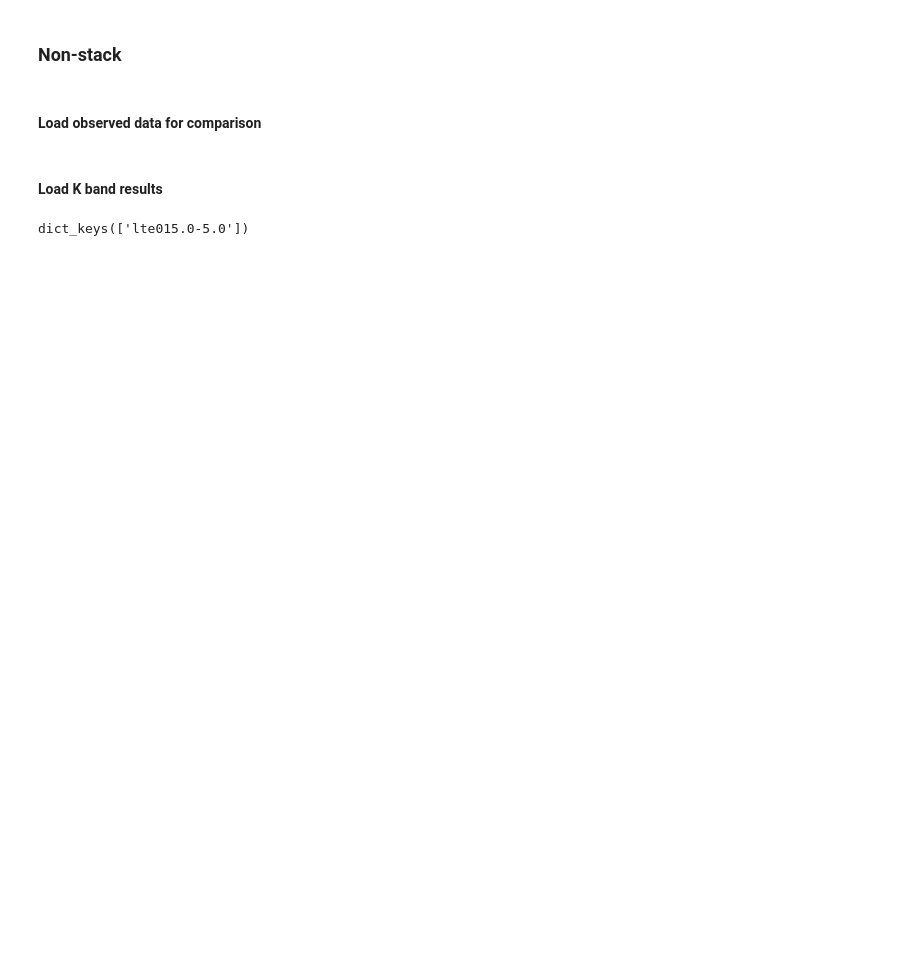
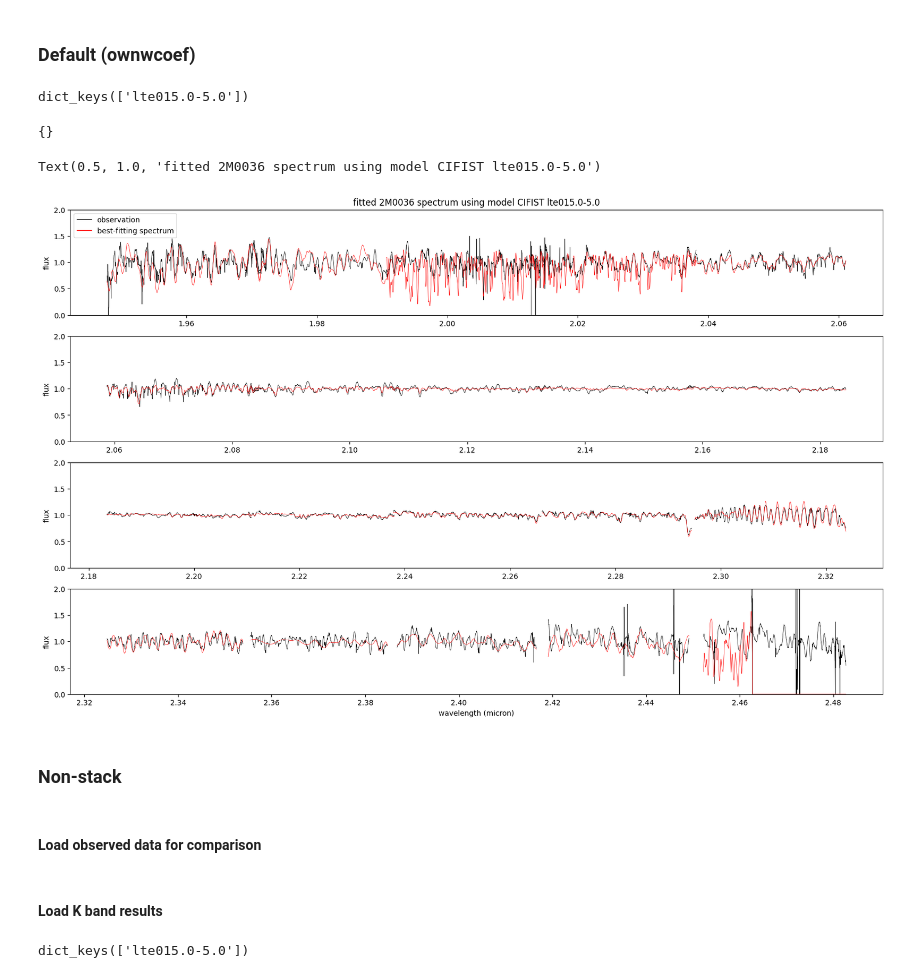
Before and after one commit to alphalyncis/dopplerimg, a Jupyter notebook: code/analysis_IGRINS_2M0036_K.ipynb, the cells around one changed output. Saved outputs shown, nothing was run; the diff lists cells and outputs as text; code cells hidden in the pictures; blank space fills up the shorter version.

```diff
--- a/code/analysis_IGRINS_2M0036_K.ipynb
+++ b/code/analysis_IGRINS_2M0036_K.ipynb
@@ -18,3 +18,5 @@ def normalized_cmap(val, low, high, cmap):
     rang=high-low
     return cmap(int((val-low)*255/rang))
 c = 2.99792e5 # km/s
+# %% [markdown]
+### Default (ownwcoef)
@@ -21,3 +54,61 @@ c = 2.99792e5 # km/s
+# %%
+resultdir = f"{homedir}/uoedrive/result/CIFIST"
+chipmods = {}
+chiplams = {}
+chisq = {}
+vsini = {}
+rv = {}
+lld = {}
+modellist = []
+for f in sorted(glob.glob(f"{resultdir}/IGRINS_2M0036_K_chipmods_*-5.*.fits")):
+    modelname = f.split("_")[-1][:12]
+    chipmods[modelname] = fits.getdata(f)
+    modellist.append(modelname)
+for f in sorted(glob.glob(f"{resultdir}/IGRINS_2M0036_K_chiplams_*-5.*.fits")):
+    modelname = f.split("_")[-1][:12]
+    chiplams[modelname] = fits.getdata(f)
+for f in sorted(glob.glob(f"{resultdir}/IGRINS_2M0036_K_*-5.*.txt")):
+    modelname = f.split("_")[-1][:12]
+    results = Table.read(f, format='ascii')
+    chisq[modelname] = results['chisq']
+    vsini[modelname] = results['vsini']
+    rv[modelname] = results['rv']
+    lld[modelname] = results['lld']
+chisq.keys()
+# %% [output]
+dict_keys(['lte015.0-5.0'])
+# %%
+chipmods
+# %% [output]
+{}
+# %%
+norders = 20
+nobs = 42
+obs = 0
+# %%
+model = 'lte015.0-5.0'
+fobs = fobs0[:20]
+wobs = np.median(wls, axis=0)[:20]
+plt.figure(figsize=(20,12))
+
+for sub in range(4):
+    plt.subplot(4,1, 4-sub)
+    for jj in range(sub*5, sub*5+5):
+        plt.plot(wobs[jj,:], fobs[jj,:], linewidth=0.5, color="black", label="observation")
+        plt.plot(wobs[jj,:], chipmods[model][obs, jj,:].flatten(), linewidth=0.5, color="r", label="fitted")
+    plt.ylabel("flux")
+    plt.ylim((0,2))
+    if sub==0:
+        plt.xlabel("wavelength (micron)")
+    if sub==3:
+        custom_lines = [Line2D([0], [0], color="black", lw=1),
+                        Line2D([0], [0], color="r", lw=1),]
+                        #Line2D([0], [0], color="g", lw=1),]
+        plt.legend(custom_lines, ["observation", "best-fitting spectrum"], loc=2)
+plt.title(f"fitted 2M0036 spectrum using model CIFIST {model}")
+# %% [output]
+Text(0.5, 1.0, 'fitted 2M0036 spectrum using model CIFIST lte015.0-5.0')
+[figure, added]
 # %% [markdown]
 ### Non-stack
 # %% [markdown]
```
Also changed, not shown: parts of 2 cells of this notebook, 1 other file.
